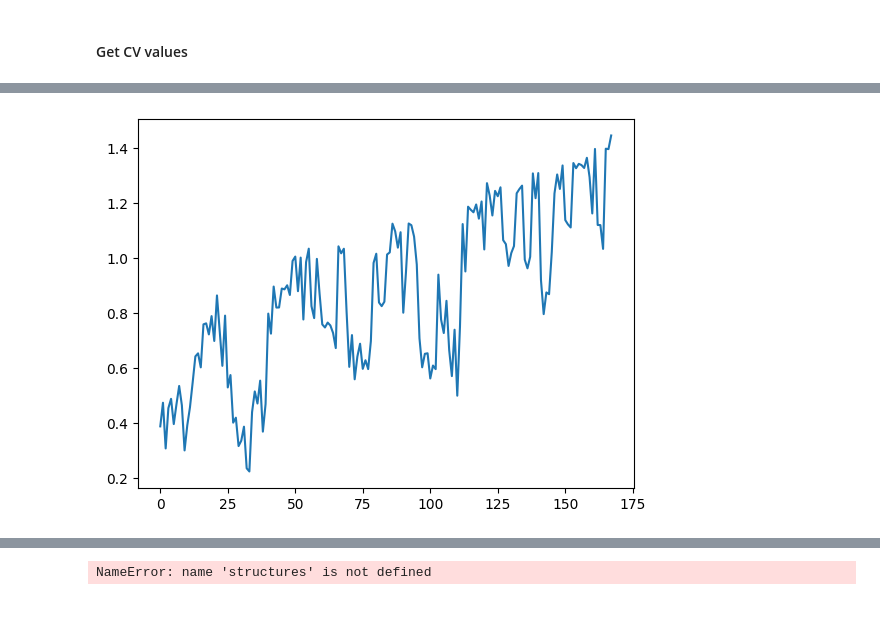
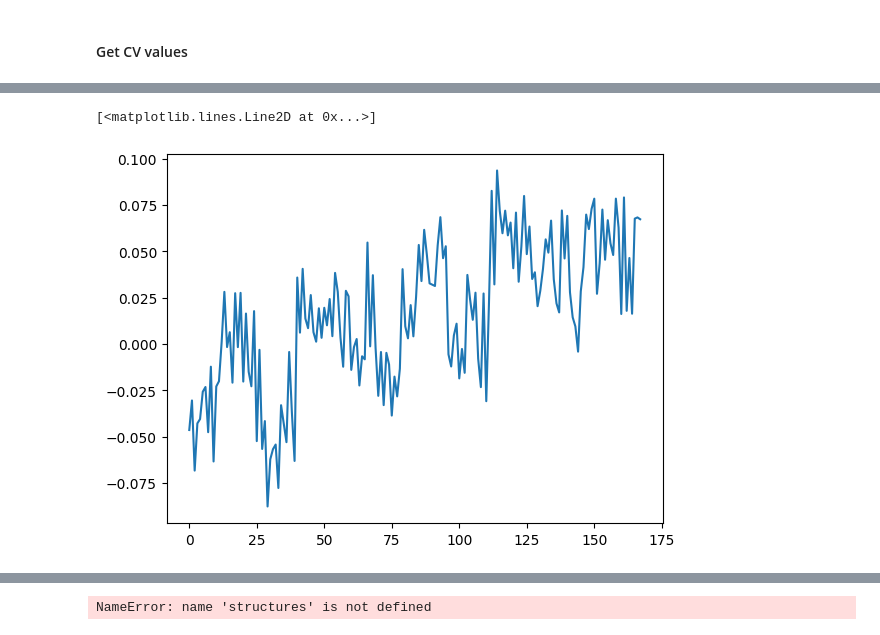
Before and after one commit to MarkusFas/timeSOAP, a Jupyter notebook: misc/eval-CV.ipynb, the cells around one changed output, grey strips where cells are left out. Cells and saved outputs as stored; diff of their text form; code cells hidden in the pictures.

```diff
--- a/misc/eval-CV.ipynb
+++ b/misc/eval-CV.ipynb
@@ -24,11 +24,9 @@ from ase.io import read
 import matplotlib.pyplot as plt
 # %%
 cwd = '/Users/markusfasching/EPFL/Work/project-SOAP/scripts/SOAP-time-code/metad/test'
-cwd = '/Users/markusfasching/EPFL/Work/project-SOAP/scripts/SOAP-time-code'
-model_name = "/Users/markusfasching/EPFL/Work/project-SOAP/scripts/SOAP-time-code/soap_wrapper_zmin25.0_zmax35.0.pt"
-#model_name = '/Users/markusfasching/EPFL/Work/project-SOAP/scripts/SOAP-time-code/results/amorph-metad-1ps/v0/SOAP/866/all/PCAfull/interval_1/lag_0/sigma_0/ridge_a1e-05/SOAP_866_[8]/model_soap.pt'
+model_name = 'soap_wrapper_zmin25.0_zmax35.0.pt'
+model_name = '/Users/markusfasching/EPFL/Work/project-SOAP/scripts/SOAP-time-code/results/amorph-metad-1ps/v0/SOAP/866/all/PCAfull/interval_1/lag_0/sigma_0/ridge_a1e-05/SOAP_866_[8]/model_soap.pt'
 trj_name = 'positions.lammpstrj'
-model_name = "soap_wrapper_zmin25_zmax31.pt"
 # %%
 # Load model
 CVmodel = load_atomistic_model(os.path.join(cwd, model_name), extensions_directory='.')
@@ -104,27 +106,6 @@ NeighborListOptions(cutoff=8.000000, full_list=False, strict=False)
 NeighborListOptions(cutoff=8.000000, full_list=False, strict=False)
 # %% [markdown]
 #### Get CV values
-# %%
-selected_atoms = Labels(
-        names=["system", "atom"],
-        values=torch.tensor([[0, j] for j in np.arange(0, len(structures[0]), 3)], dtype=torch.int32),)
-
-
-eval_options = ModelEvaluationOptions(
-            length_unit='',
-            outputs={"features": ModelOutput(per_atom=False)},
-            selected_atoms=selected_atoms,
-        )
-CVs = []
-CVs_per_atom = []
-sel_atoms = []
-for system in systems:
-    cv = CVmodel(
-        systems=[system],
-        options=eval_options,
-        check_consistency=True,
-    )
-    CVs.append(cv['features'].block().values)
 # %%
 selected_atoms = Labels(
         names=["system", "atom"],
@@ -139,7 +120,6 @@ eval_options = ModelEvaluationOptions(
         )
 CVs = []
 CVs_per_atom = []
-sel_atoms = []
 for system in systems:
     cv = CVmodel(
         systems=[system],
@@ -148,4 +128,3 @@ for system in systems:
     )
     CVs.append(cv['features'].block().values)
     CVs_per_atom.append(cv['features/per_atom'].block().values)
-    sel_atoms.append(cv['features/per_atom'].block().samples.values)
@@ -210,15 +131,9 @@ tensor([-0.2217, -0.6000, -0.4487, -0.1350,  0.4510,  0.7105,  1.2172, -0.1219,
 # %%
-N = len(structures)
-CVperatom = [Cpa[:,0].numpy() for Cpa in CVs_per_atom]
-#torch.stack(CVs_per_atom, dim=0).squeeze().numpy()
-CV = [C[:,0].numpy() for C in CVs]
-#CV = torch.stack(CVs, dim=0).squeeze().numpy()
+CVperatom = torch.stack(CVs_per_atom, dim=0).squeeze().numpy()
+CV = torch.stack(CVs, dim=0).squeeze().numpy()
 plt.plot(CV)
-ins = [sel[:,1] for sel in sel_atoms]
-CVperatom_full = np.zeros((N, len(structures[0])))
-for f in range(N):
-    CVperatom_full[f, ins[f]] = CVperatom[f]
 # %% [output]
+[<matplotlib.lines.Line2D at 0x...>]
-[figure, old version]
+[figure, new version]
 # %%
 io = structures[0].get_atomic_numbers() == 8
```
Also changed, not shown: parts of 5 cells of this notebook, 1 other file.
